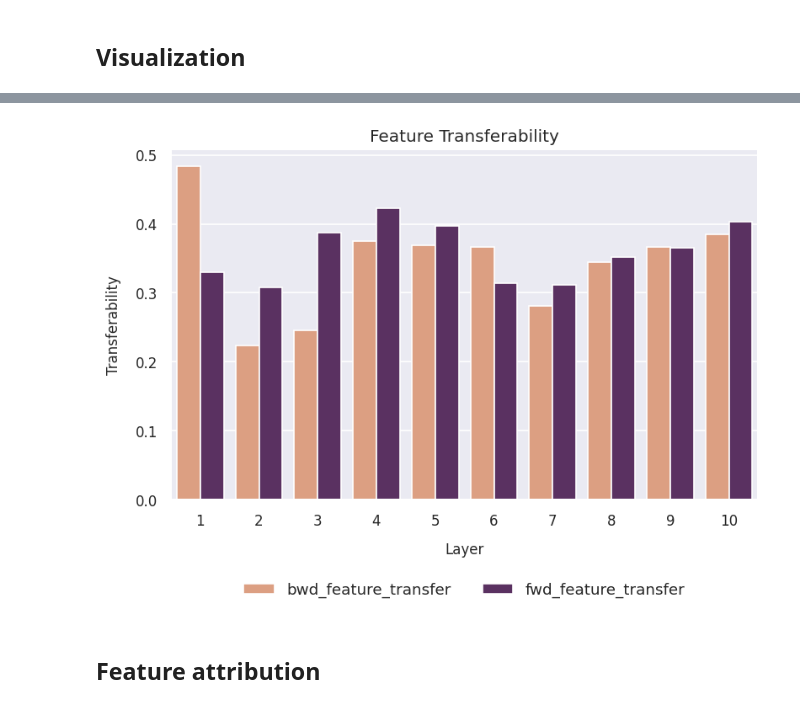
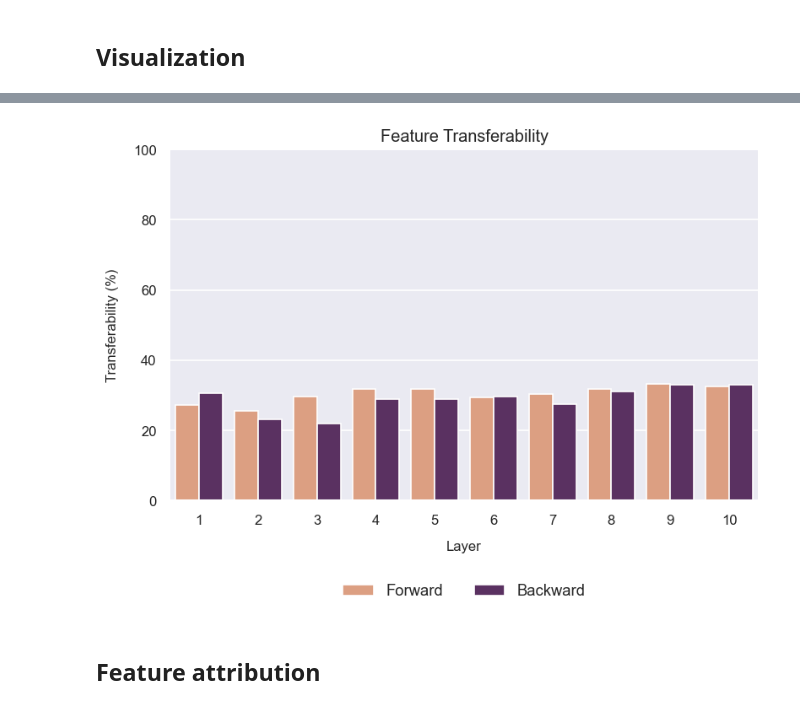
Before and after one commit to ghidav/sae-transfer-learning, a Jupyter notebook: human_eval.ipynb, the cells around one changed output, grey strips where cells are left out. Saved outputs shown, nothing was run; the diff lists cells and outputs as text; code cells hidden in the pictures.

```diff
--- a/human_eval.ipynb
+++ b/human_eval.ipynb
@@ -322,14 +322,21 @@ for l in tqdm(range(1, 11)):
 
     result_df = total_df[['feature_base', 'shared_fwd_top_logits', 'shared_fwd_bottom_logits', 'shared_fwd_max_toks', 'shared_bwd_top_logits', 'shared_bwd_bottom_logits', 'shared_bwd_max_toks']]
     result_df.to_csv(f"vis/l{l}_result.csv", index=False)
+# %%
+import pandas as pd
+import matplotlib.pyplot as plt
+import seaborn as sns
+
+palette = sns.color_palette('flare', as_cmap=False, n_colors=10)
+palette_duo = [palette[0], palette[-1]]
 # %%
-threshold = 4
+threshold = 5
 
 all_results_df = []
 
 for l in range(1, 11):
     result_df = pd.read_csv(f"vis/l{l}_result.csv")
-    result_df.iloc[:, 1:] = result_df.iloc[:, 1:].map(lambda x: 1 if x >= threshold else 0)
+    #result_df.iloc[:, 1:] = result_df.iloc[:, 1:].map(lambda x: 1 if x >= threshold else 0)
     result_df['layer'] = l
 
     all_results_df.append(result_df)
@@ -354,3 +345,3 @@ all_results_df
 # %%
-all_results_df['bwd_feature_transfer'] = (all_results_df['shared_bwd_top_logits'] + all_results_df['shared_bwd_bottom_logits'] + all_results_df['shared_bwd_max_toks']) > 1
-all_results_df['fwd_feature_transfer'] = (all_results_df['shared_fwd_top_logits'] + all_results_df['shared_fwd_bottom_logits'] + all_results_df['shared_fwd_max_toks']) > 1
+all_results_df['Backward'] = (all_results_df['shared_bwd_top_logits'] + all_results_df['shared_bwd_bottom_logits'] + all_results_df['shared_bwd_max_toks']) / .3
+all_results_df['Forward'] = (all_results_df['shared_fwd_top_logits'] + all_results_df['shared_fwd_bottom_logits'] + all_results_df['shared_fwd_max_toks']) / .3
@@ -378,32 +348,36 @@ plot_df.groupby(['layer', 'Transfer']).mean()
 # %%
-plot_df = all_results_df[['layer', 'fwd_feature_transfer', 'bwd_feature_transfer']].melt(id_vars='layer', var_name='Transfer', value_name='Transferability')
+plot_df = all_results_df[['layer', 'Forward', 'Backward']].melt(id_vars='layer', var_name='Transfer', value_name='Transferability')
 
 plt.figure(figsize=(7.5, 4.5), dpi=120)
 sns.set_theme()
 ax = sns.barplot(
     data=plot_df.groupby(['layer', 'Transfer']).mean(),
     x='layer',
     y='Transferability',
     hue='Transfer',
+    hue_order=['Forward', 'Backward'],
     palette=palette_duo,
 )
 
 ax.title.set_fontsize(13)
 ax.xaxis.label.set_fontsize(10)
 ax.yaxis.label.set_fontsize(10)
 ax.tick_params(axis='both', which='major', labelsize=10)
 ax.xaxis.labelpad = 10
 ax.yaxis.labelpad = 10
 
 # Set title and move legend out of the plot
 plt.title("Feature Transferability")
 plt.xlabel("Layer")
+# make y axis label in %
+plt.ylabel("Transferability (%)")
+plt.ylim(0, 100)
 plt.legend()
 sns.move_legend(ax, "lower center", bbox_to_anchor=(.5, -0.32), ncol=3, title=None, frameon=False)
 plt.savefig("img/f_transfer.png", bbox_inches='tight', dpi=300)
 plt.show()
 # %% [output]
-[figure, old version]
+[figure, new version]
 # %% [markdown]
 ## Feature attribution
 # %%
```
Also changed, not shown: parts of 2 cells of this notebook, 1 other file.
